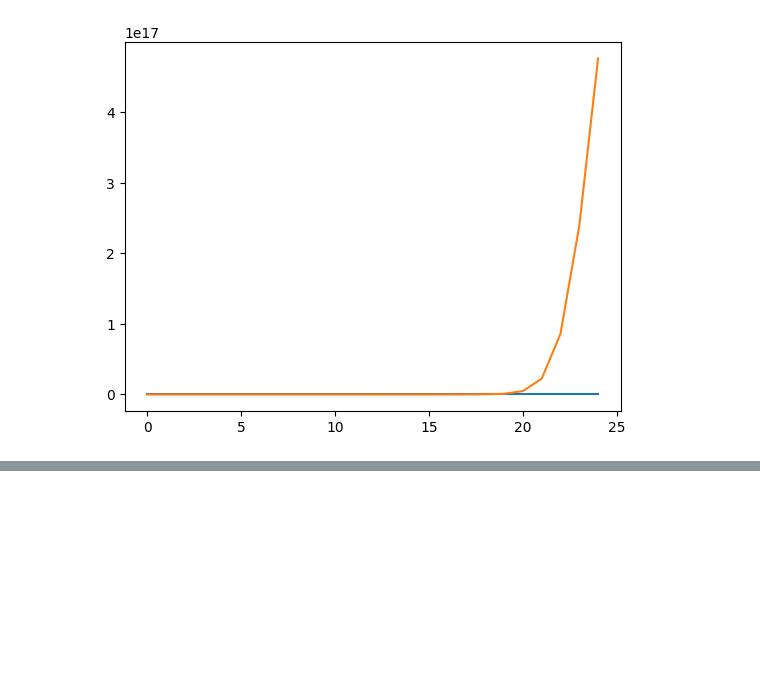
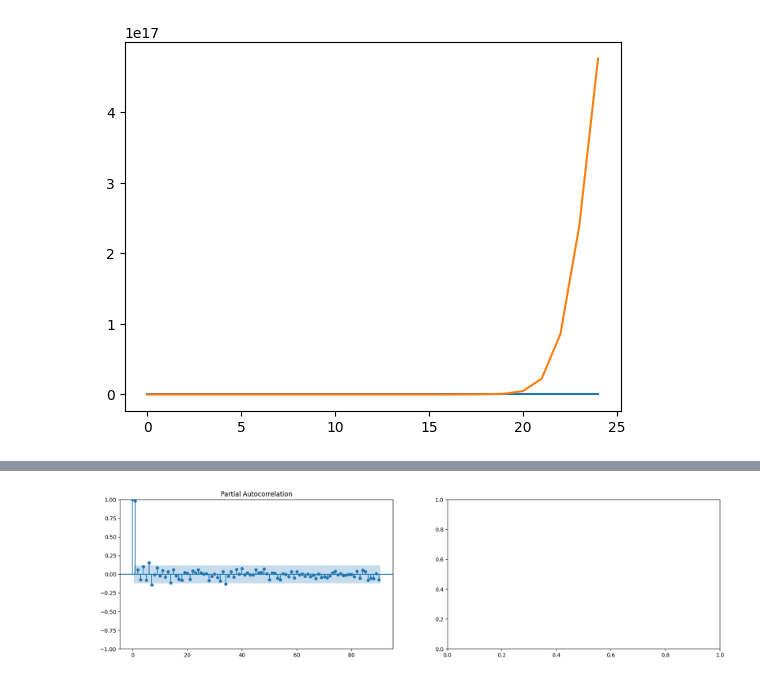
Before and after one commit to SriSupratikTalari/internship-project, a Jupyter notebook: Aave.ipynb, the cells around one changed output, grey strips where cells are left out. Cells and saved outputs as stored; diff of their text form; code cells hidden in the pictures; blank space fills up the shorter version.

```diff
--- a/Aave.ipynb
+++ b/Aave.ipynb
@@ -142,0 +148,3 @@ ValueError: Mime type rendering requires nbformat>=4.2.0 but it is not installed
+# %%
+df=Aave[['Date','Close']].set_index('Date')
+df
@@ -142,0 +188,5 @@ ValueError: Mime type rendering requires nbformat>=4.2.0 but it is not installed
+# %%
+f, ax=plt.subplots(nrows=1, ncols=2, figsize=(20,5))
+plot_pacf(df, ax=ax[0], lags=90);
+# %% [output]
+[figure, added]
```
Also changed, not shown: parts of 13 cells of this notebook.
